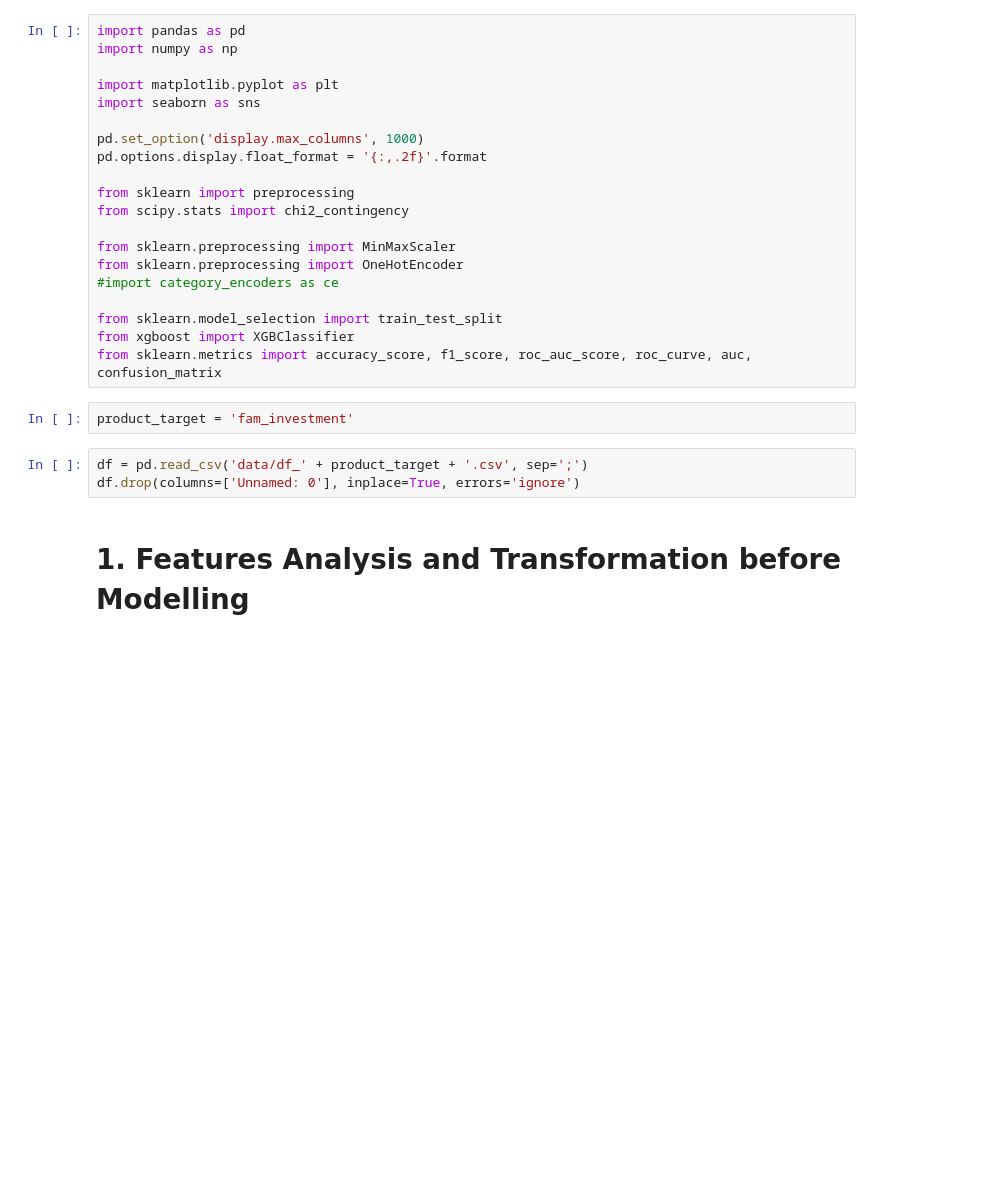
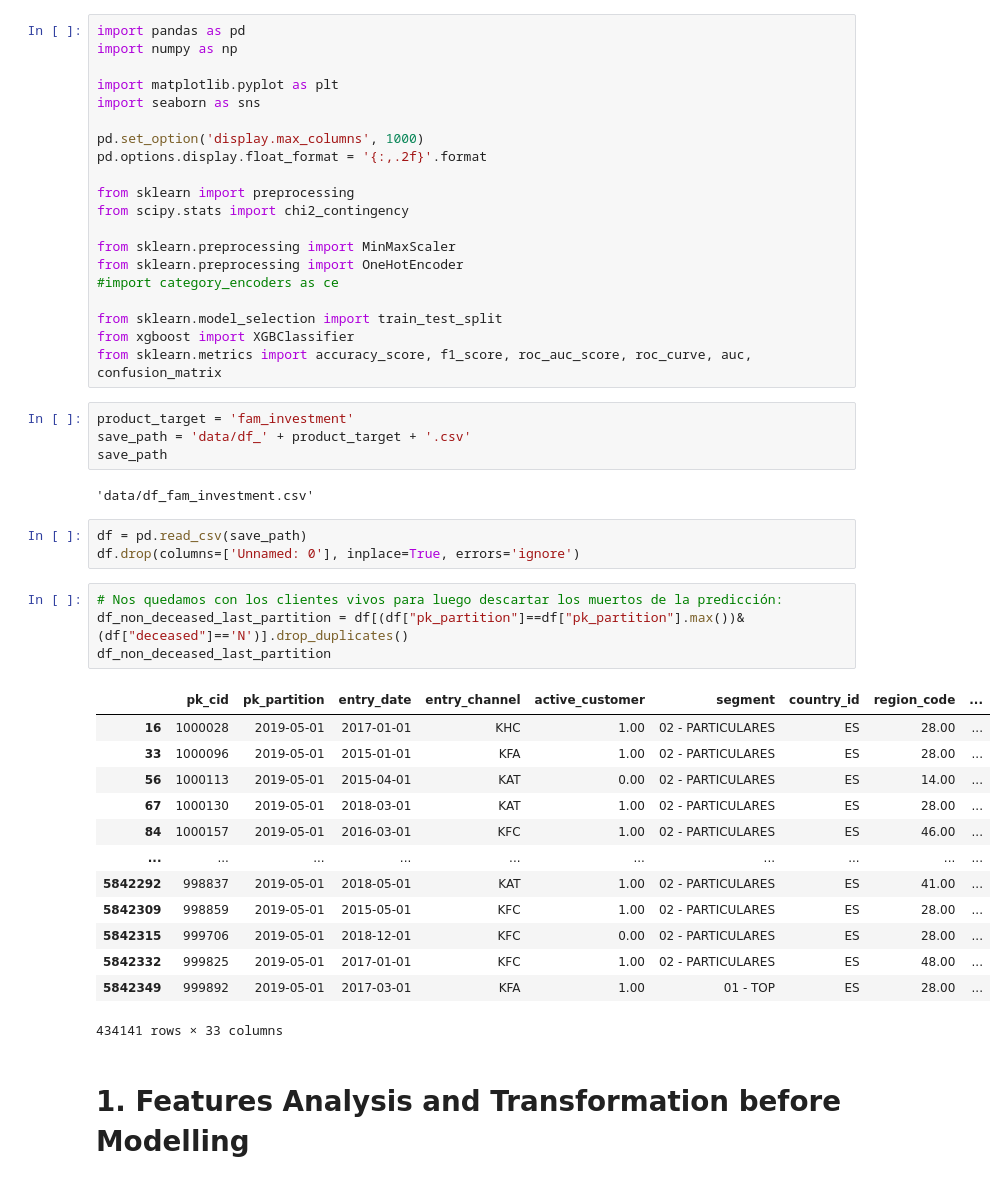
Before and after one commit to martadominguezm/grupo-1-dscesp-0525, a Jupyter notebook: TFM/classification_model/modelling_inversion.ipynb, the cells around one changed output. Saved outputs shown, nothing was run; the diff lists cells and outputs as text; blank space fills up the shorter version.

```diff
--- a/TFM/classification_model/modelling_inversion.ipynb
+++ b/TFM/classification_model/modelling_inversion.ipynb
@@ -20,9 +20,31 @@ from xgboost import XGBClassifier
 from sklearn.metrics import accuracy_score, f1_score, roc_auc_score, roc_curve, auc, confusion_matrix
 # %%
 product_target = 'fam_investment'
+save_path = 'data/df_' + product_target + '.csv'
+save_path
+# %% [output]
+'data/df_fam_investment.csv'
 # %%
-df = pd.read_csv('data/df_' + product_target + '.csv', sep=';')
+df = pd.read_csv(save_path)
 df.drop(columns=['Unnamed: 0'], inplace=True, errors='ignore')
+# %%
+# Nos quedamos con los clientes vivos para luego descartar los muertos de la predicción:
+df_non_deceased_last_partition = df[(df["pk_partition"]==df["pk_partition"].max())&(df["deceased"]=='N')].drop_duplicates()
+df_non_deceased_last_partition
+# %% [output]
+|  | pk_cid | pk_partition | entry_date | entry_channel | active_customer | segment | country_id | region_code | ... |
+| 16 | 1000028 | 2019-05-01 | 2017-01-01 | KHC | 1.00 | 02 - PARTICULARES | ES | 28.00 | ... |
+| 33 | 1000096 | 2019-05-01 | 2015-01-01 | KFA | 1.00 | 02 - PARTICULARES | ES | 28.00 | ... |
+| 56 | 1000113 | 2019-05-01 | 2015-04-01 | KAT | 0.00 | 02 - PARTICULARES | ES | 14.00 | ... |
+| 67 | 1000130 | 2019-05-01 | 2018-03-01 | KAT | 1.00 | 02 - PARTICULARES | ES | 28.00 | ... |
+| 84 | 1000157 | 2019-05-01 | 2016-03-01 | KFC | 1.00 | 02 - PARTICULARES | ES | 46.00 | ... |
+| ... | ... | ... | ... | ... | ... | ... | ... | ... | ... |
+| 5842292 | 998837 | 2019-05-01 | 2018-05-01 | KAT | 1.00 | 02 - PARTICULARES | ES | 41.00 | ... |
+| 5842309 | 998859 | 2019-05-01 | 2015-05-01 | KFC | 1.00 | 02 - PARTICULARES | ES | 28.00 | ... |
+| 5842315 | 999706 | 2019-05-01 | 2018-12-01 | KFC | 0.00 | 02 - PARTICULARES | ES | 28.00 | ... |
+| 5842332 | 999825 | 2019-05-01 | 2017-01-01 | KFC | 1.00 | 02 - PARTICULARES | ES | 48.00 | ... |
+| 5842349 | 999892 | 2019-05-01 | 2017-03-01 | KFA | 1.00 | 01 - TOP | ES | 28.00 | ... |
+434141 rows × 33 columns
 # %% [markdown]
 # 1. Features Analysis and Transformation before Modelling
 # %%
```
Also changed, not shown: parts of 29 cells of this notebook, 2 other files.
